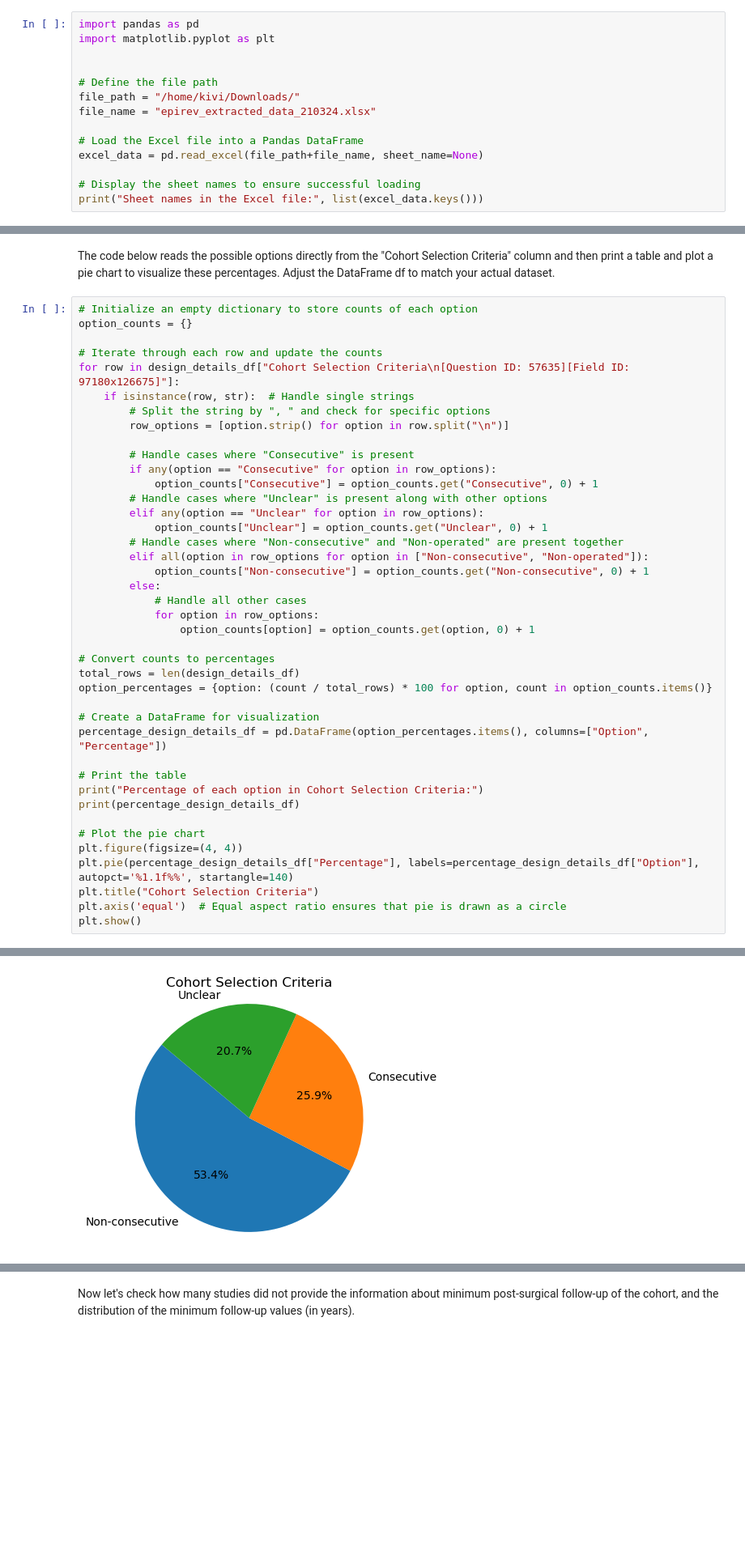
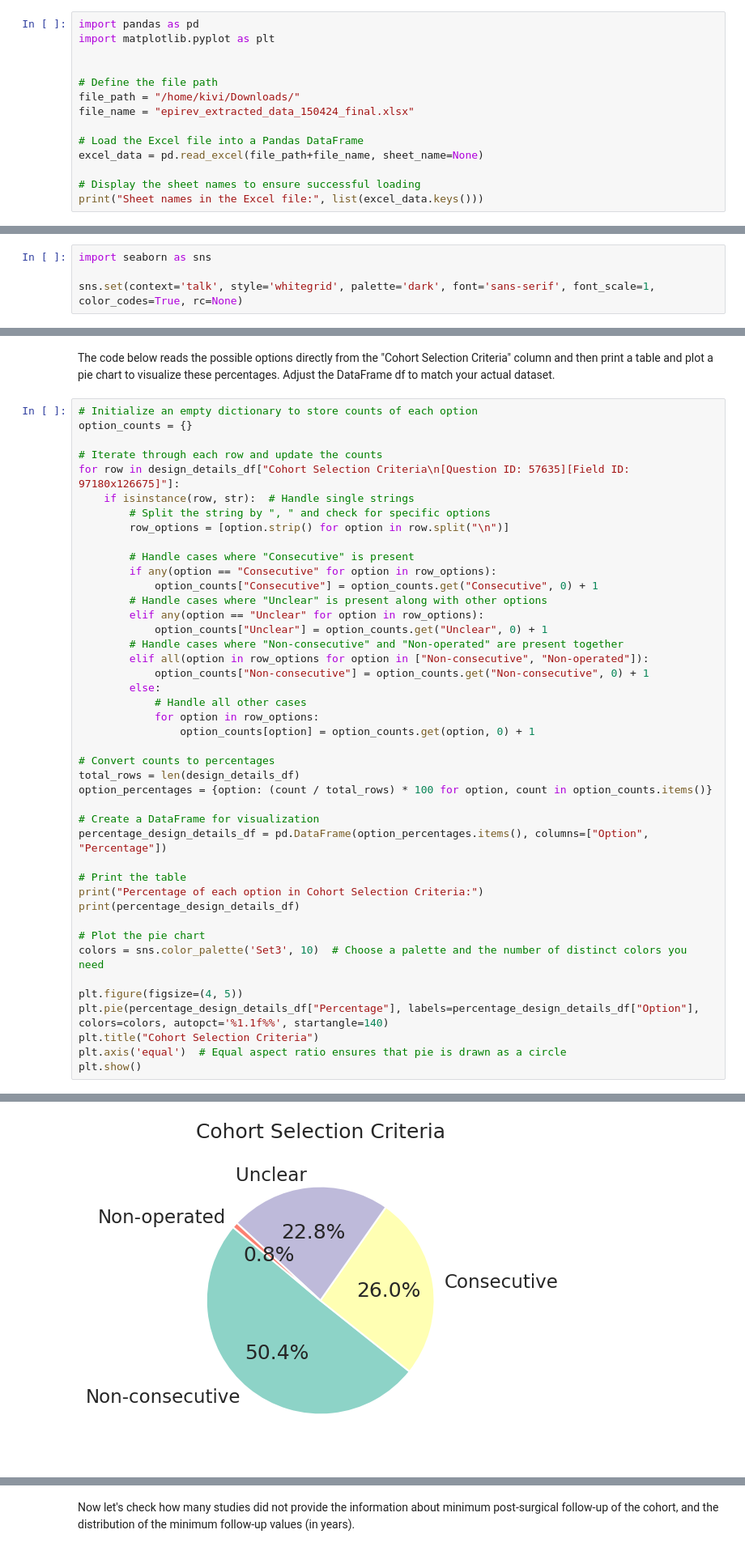
Before and after one commit to ivkarla/epigame, a Jupyter notebook: epirev/epirev_results_prelim.ipynb, the cells around one changed output, grey strips where cells are left out. Shown at 81% size. Cells and saved outputs as stored; diff of their text form; blank space fills up the shorter version.

```diff
--- a/epirev/epirev_results_prelim.ipynb
+++ b/epirev/epirev_results_prelim.ipynb
@@ -30,7 +30,7 @@ import matplotlib.pyplot as plt
 
 # Define the file path
 file_path = "/home/kivi/Downloads/"
-file_name = "epirev_extracted_data_210324.xlsx"
+file_name = "epirev_extracted_data_150424_final.xlsx"
 
 # Load the Excel file into a Pandas DataFrame
 excel_data = pd.read_excel(file_path+file_name, sheet_name=None)
@@ -57,3 +85,7 @@ if design_details_df[column].dtype == 'object':
+# %%
+import seaborn as sns
+
+sns.set(context='talk', style='whitegrid', palette='dark', font='sans-serif', font_scale=1, color_codes=True, rc=None)
 # %% [markdown]
 Plot cohort size distribution.
 # %%
@@ -170,8 +202,10 @@ print("Percentage of each option in Cohort Selection Criteria:")
 print(percentage_design_details_df)
 
 # Plot the pie chart
-plt.figure(figsize=(4, 4))
-plt.pie(percentage_design_details_df["Percentage"], labels=percentage_design_details_df["Option"], autopct='%1.1f%%', startangle=140)
+colors = sns.color_palette('Set3', 10)  # Choose a palette and the number of distinct colors you need
+
+plt.figure(figsize=(4, 5))
+plt.pie(percentage_design_details_df["Percentage"], labels=percentage_design_details_df["Option"], colors=colors, autopct='%1.1f%%', startangle=140)
 plt.title("Cohort Selection Criteria")
 plt.axis('equal')  # Equal aspect ratio ensures that pie is drawn as a circle
 plt.show()
@@ -184,4 +219,4 @@ Percentage of each option in Cohort Selection Criteria:
-[figure, old version]
+[figure, new version]
 # %%
 # Function to count the number of epilepsy types in a study
 def count_epilepsy_types(row):
```
Also changed, not shown: parts of 21 cells of this notebook.
